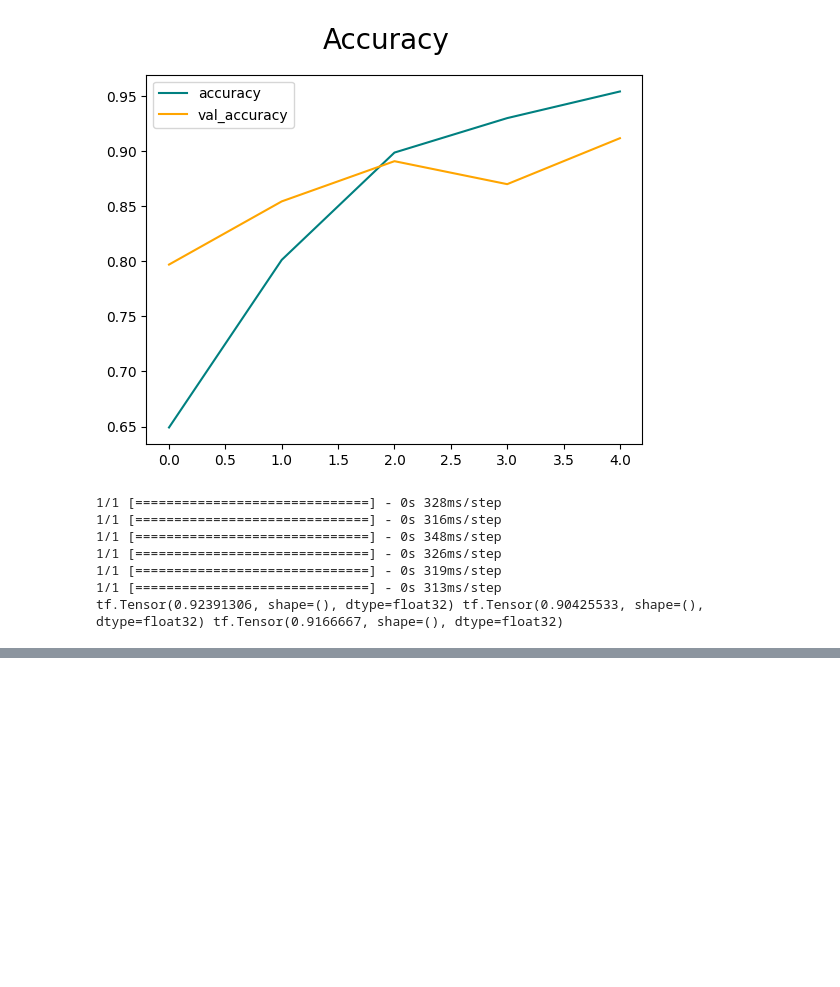
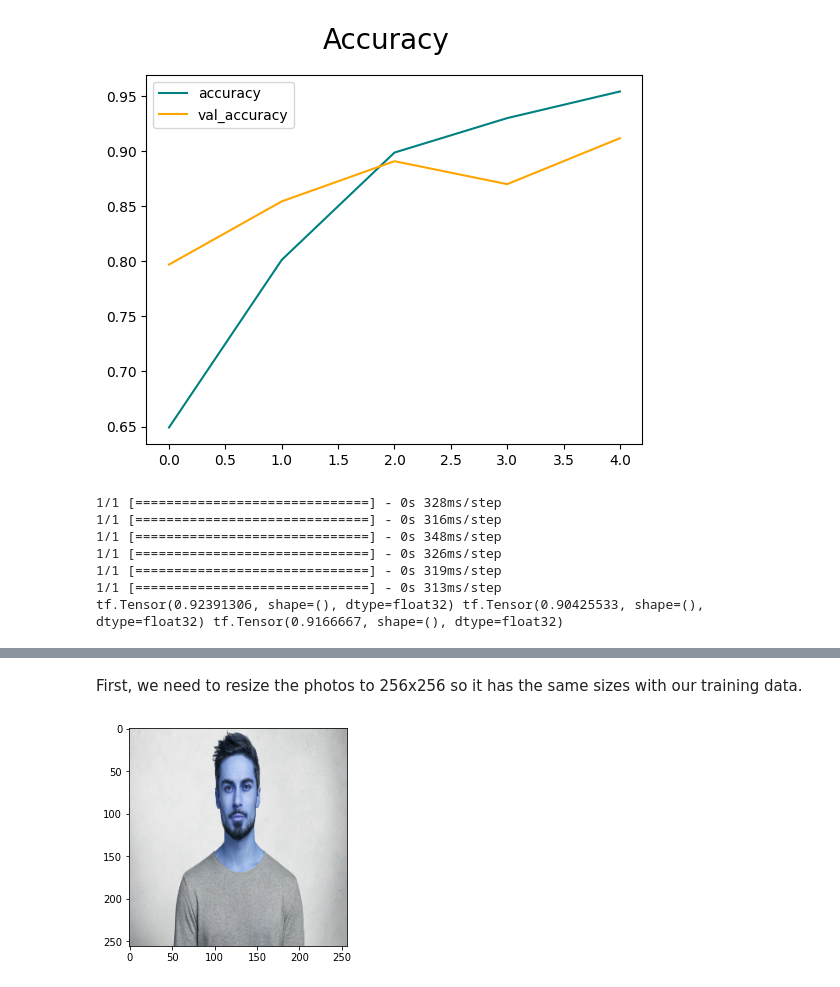
Before and after one commit to locdam/Gender-Classification, a Jupyter notebook: GenderClassification.ipynb, the cells around one changed output, grey strips where cells are left out. Cells and saved outputs as stored; diff of their text form; code cells hidden in the pictures; blank space fills up the shorter version.

```diff
--- a/GenderClassification.ipynb
+++ b/GenderClassification.ipynb
@@ -302,0 +312,8 @@ tf.Tensor(0.92391306, shape=(), dtype=float32) tf.Tensor(0.90425533, shape=(), d
+# %% [markdown]
+First, we need to resize the photos to 256x256 so it has the same sizes with our training data.
+# %%
+resize = tf.image.resize(img, (256,256))
+plt.imshow(resize.numpy().astype(int))
+plt.show()
+# %% [output]
+[figure, added]
```
Also changed, not shown: parts of 14 cells of this notebook.
